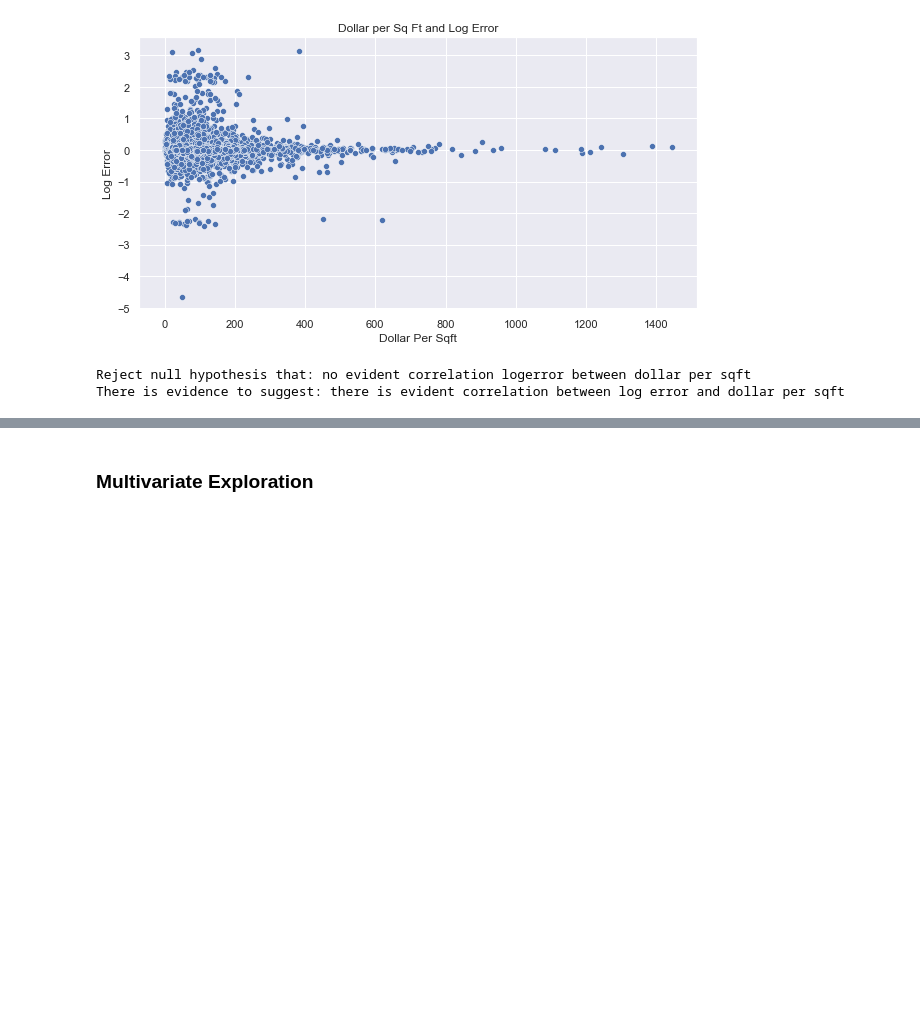
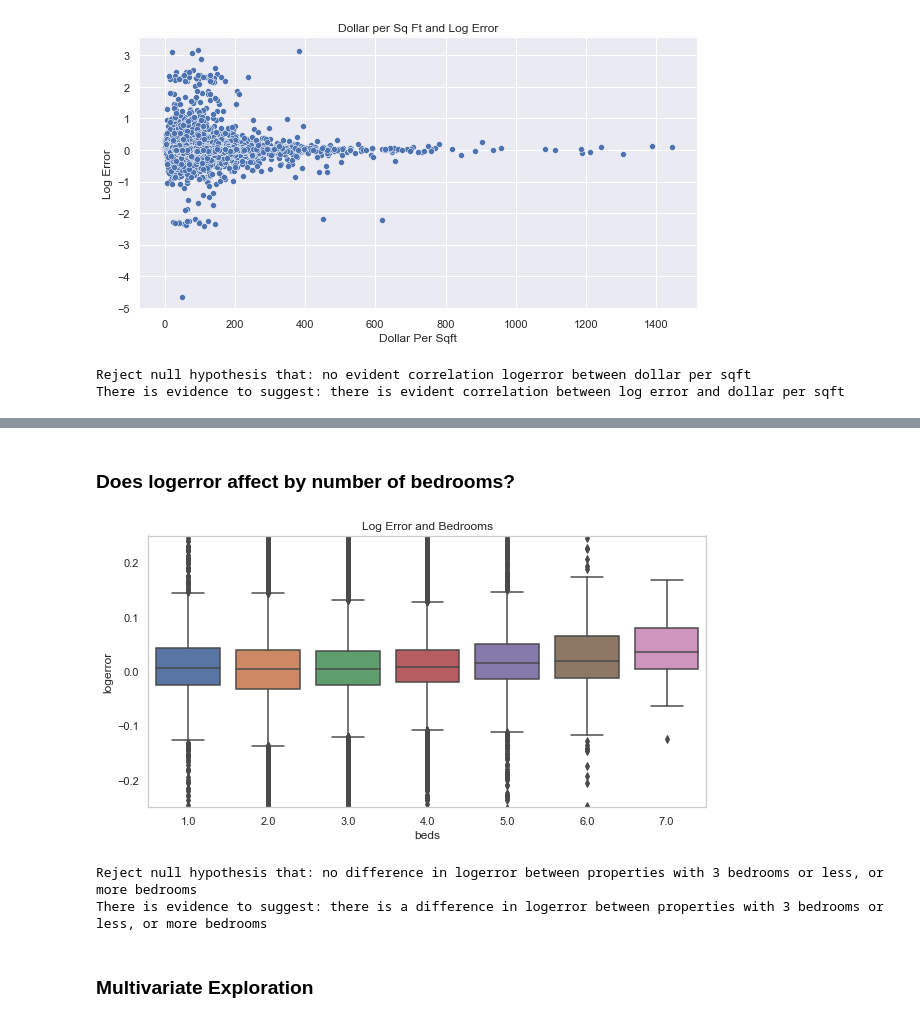
Before and after one commit to Olivert75/clustering_project, a Jupyter notebook: final_notebook.ipynb, the cells around one changed output, grey strips where cells are left out. Cells and saved outputs as stored; diff of their text form; code cells hidden in the pictures; blank space fills up the shorter version.

```diff
--- a/final_notebook.ipynb
+++ b/final_notebook.ipynb
@@ -364,3 +394,32 @@ There is evidence to suggest: there is evident correlation between log error and
+# %% [markdown]
+### Does logerror affect by number of bedrooms?
+# %%
+plt.figure(figsize=(10,5))
+sns.set(font_scale = 1)
+sns.set_style("whitegrid", {'axes.grid' : False})
+sns.boxplot(train.beds, train.logerror)
+plt.title('Log Error and Bedrooms')
+plt.ylim(-.25, .25)
+plt.show()
+# %% [output]
+[figure, added]
+# %%
+null_hypothesis = "no difference in logerror between properties with 3 bedrooms or less, or more bedrooms"
+alternative_hypothesis = "there is a difference in logerror between properties with 3 bedrooms or less, or more bedrooms"
+a = 0.05 #a for alpha
+
+three_or_less_beds=train[train.beds<=3].logerror
+more_than_three_beds = train[train.beds>3].logerror
+t, p = stats.ttest_ind(three_or_less_beds, more_than_three_beds)
+
+if p < a:
+    print(f'Reject null hypothesis that: {null_hypothesis}')
+    print (f'There is evidence to suggest: {alternative_hypothesis}')
+else:
+    print(f'Fail to reject null hypothesis that: {null_hypothesis} There is not sufficient evidence to reject it.')
+# %% [output]
+Reject null hypothesis that: no difference in logerror between properties with 3 bedrooms or less, or more bedrooms
+There is evidence to suggest: there is a difference in logerror between properties with 3 bedrooms or less, or more bedrooms
 # %% [markdown]
 ### Multivariate Exploration
 # %%
```
Also changed, not shown: parts of 3 cells of this notebook.
